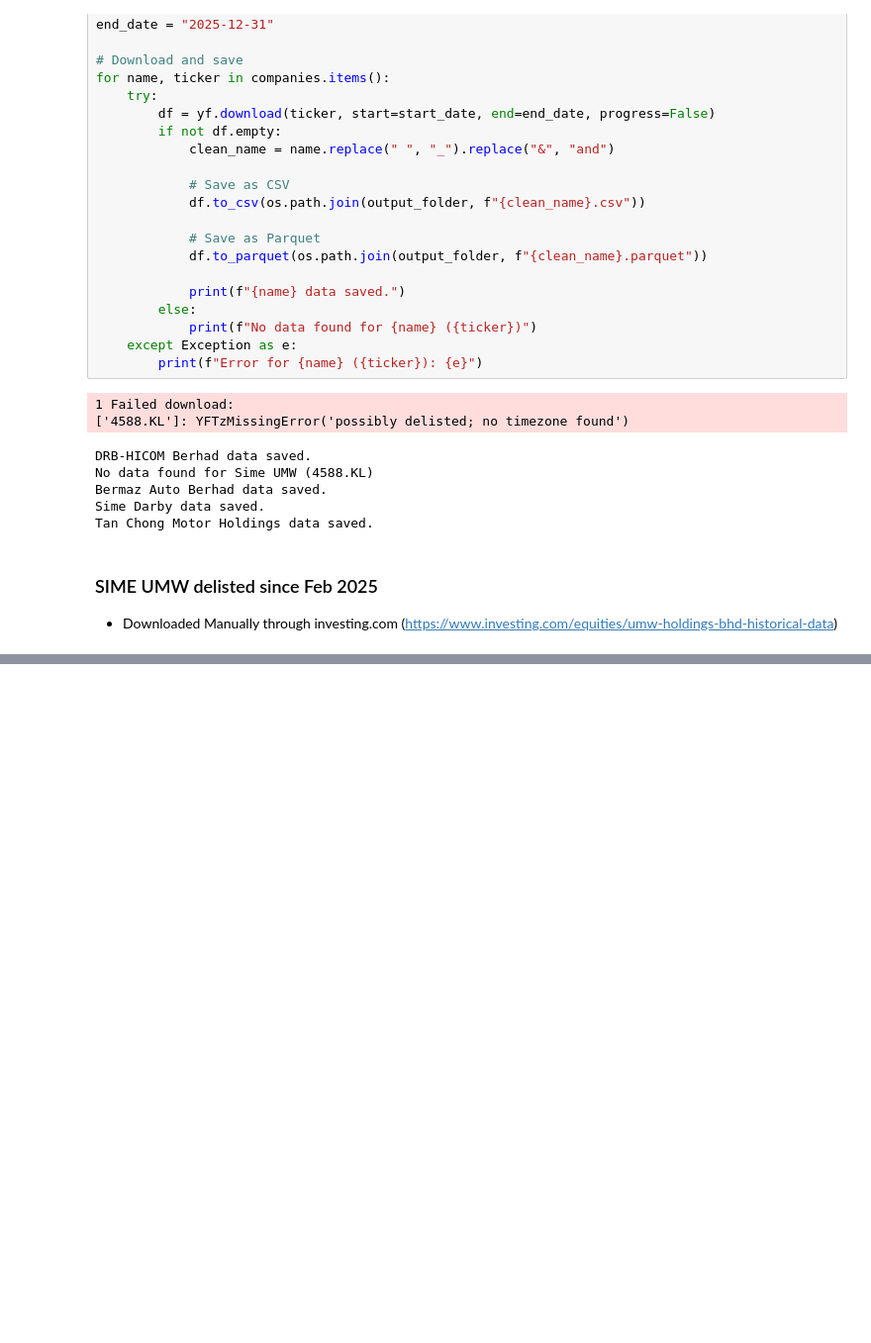
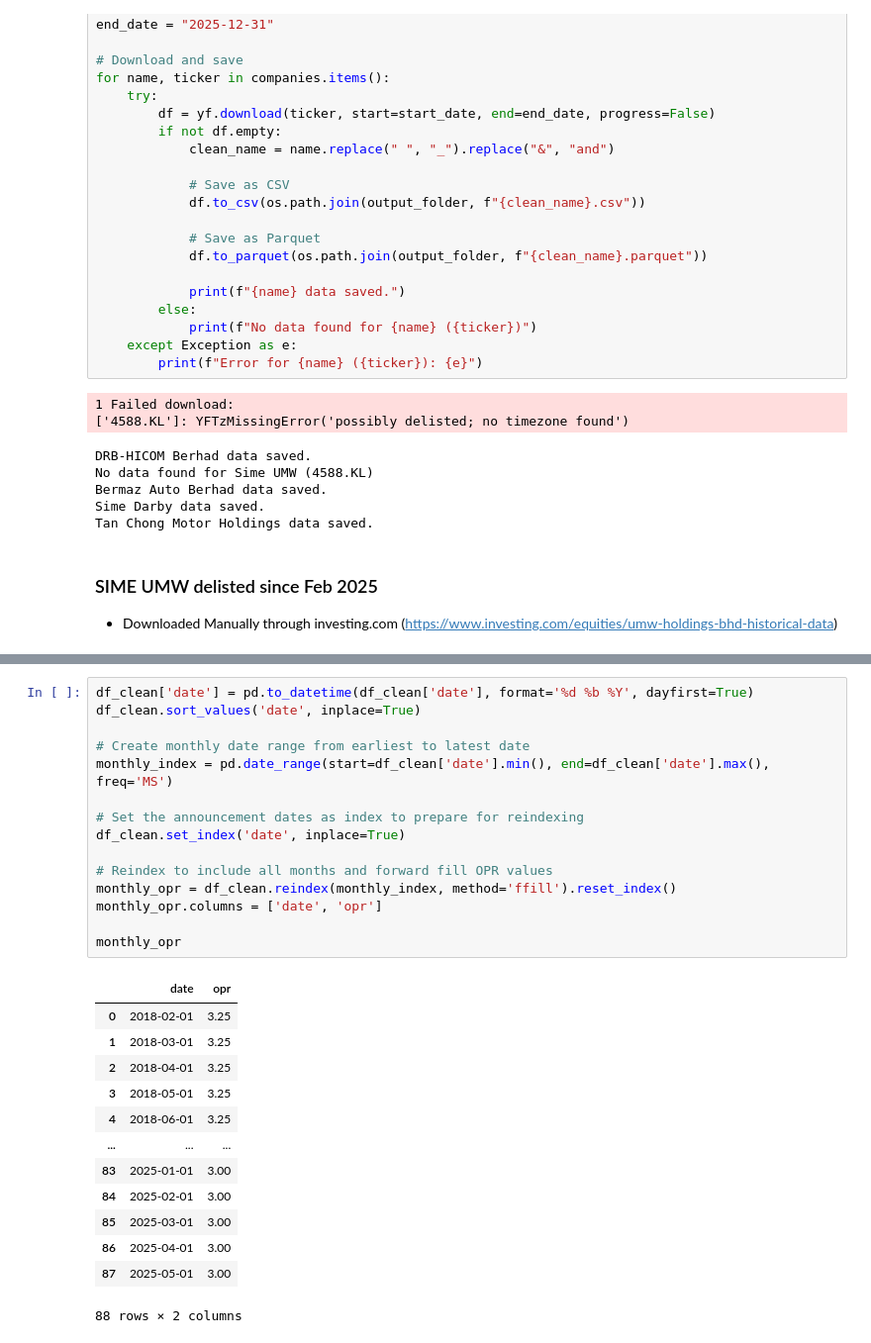
Before and after one commit to yejui626/automotive-bursa, a Jupyter notebook: data-extraction.ipynb, the cells around one changed output, grey strips where cells are left out. Shown at 99% size. Drawn from its saved outputs; the diff is of its cells as text; blank space fills up the shorter version.

```diff
--- a/data-extraction.ipynb
+++ b/data-extraction.ipynb
@@ -184,0 +351,29 @@ Tan Chong Motor Holdings data saved.
+# %%
+df_clean['date'] = pd.to_datetime(df_clean['date'], format='%d %b %Y', dayfirst=True)
+df_clean.sort_values('date', inplace=True)
+
+# Create monthly date range from earliest to latest date
+monthly_index = pd.date_range(start=df_clean['date'].min(), end=df_clean['date'].max(), freq='MS')
+
+# Set the announcement dates as index to prepare for reindexing
+df_clean.set_index('date', inplace=True)
+
+# Reindex to include all months and forward fill OPR values
+monthly_opr = df_clean.reindex(monthly_index, method='ffill').reset_index()
+monthly_opr.columns = ['date', 'opr']
+
+monthly_opr
+# %% [output]
+|  | date | opr |
+| 0 | 2018-02-01 | 3.25 |
+| 1 | 2018-03-01 | 3.25 |
+| 2 | 2018-04-01 | 3.25 |
+| 3 | 2018-05-01 | 3.25 |
+| 4 | 2018-06-01 | 3.25 |
+| ... | ... | ... |
+| 83 | 2025-01-01 | 3.00 |
+| 84 | 2025-02-01 | 3.00 |
+| 85 | 2025-03-01 | 3.00 |
+| 86 | 2025-04-01 | 3.00 |
+| 87 | 2025-05-01 | 3.00 |
+88 rows × 2 columns
```
Also changed, not shown: parts of 12 cells of this notebook, 29 other files.
